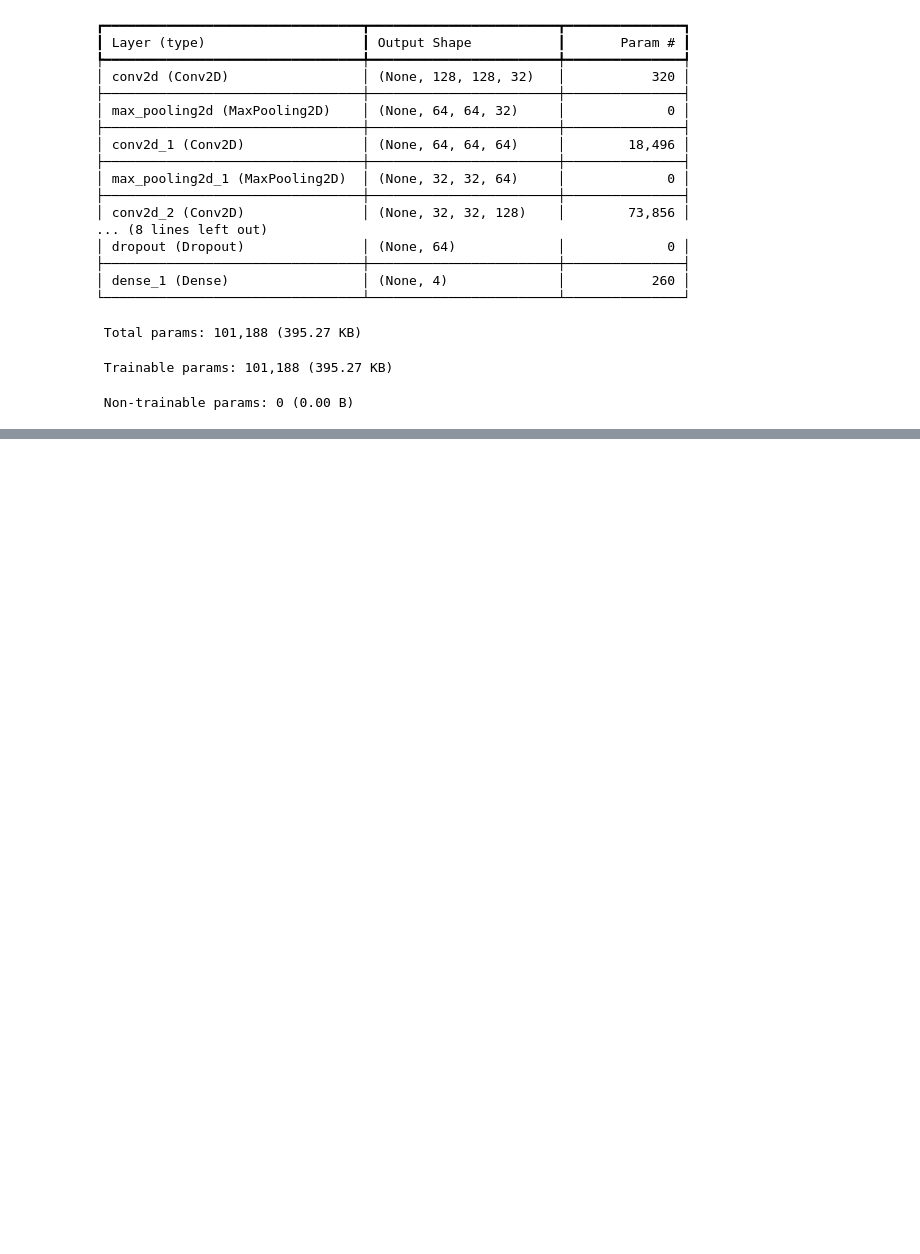
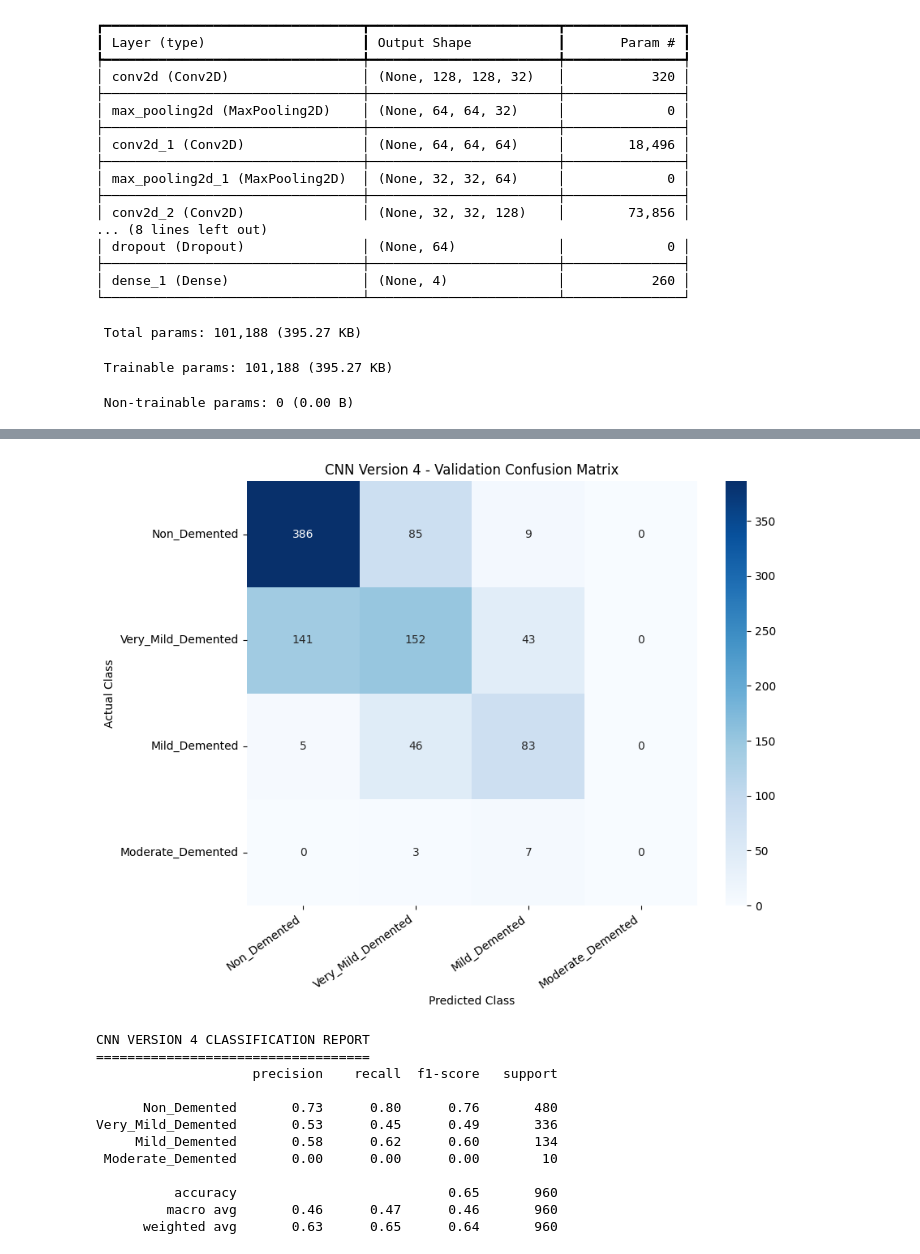
Before and after one commit to mohammad-mustafa130/Alzheimers-MRI-Classification, a Jupyter notebook: Alzheimers_MRI_Classification.ipynb, the cells around one changed output, grey strips where cells are left out. Cells and saved outputs as stored; diff of their text form; code cells hidden in the pictures; blank space fills up the shorter version.

```diff
--- a/Alzheimers_MRI_Classification.ipynb
+++ b/Alzheimers_MRI_Classification.ipynb
@@ -682,0 +2561,65 @@ Model: "sequential"
+# %%
+import matplotlib.pyplot as plt
+import seaborn as sns
+
+from sklearn.metrics import (
+    confusion_matrix,
+    classification_report
+)
+
+# Calculate confusion matrix for saved Version 4 model
+cm_v4 = confusion_matrix(
+    actual_labels_v4,
+    predicted_labels_v4,
+    labels=[0, 1, 2, 3]
+)
+
+# Display confusion matrix
+plt.figure(figsize=(9, 7))
+
+sns.heatmap(
+    cm_v4,
+    annot=True,
+    fmt="d",
+    cmap="Blues",
+    xticklabels=class_names,
+    yticklabels=class_names
+)
+
+plt.title("CNN Version 4 - Validation Confusion Matrix")
+plt.xlabel("Predicted Class")
+plt.ylabel("Actual Class")
+
+plt.xticks(rotation=35, ha="right")
+plt.yticks(rotation=0)
+
+plt.tight_layout()
+plt.show()
+
+# Generate classification report
+print("\nCNN VERSION 4 CLASSIFICATION REPORT")
+print("===================================")
+
+print(
+    classification_report(
+        actual_labels_v4,
+        predicted_labels_v4,
+        labels=[0, 1, 2, 3],
+        target_names=class_names,
+        zero_division=0
+    )
+)
+# %% [output]
+[figure, added]
+CNN VERSION 4 CLASSIFICATION REPORT
+===================================
+                    precision    recall  f1-score   support
+
+      Non_Demented       0.73      0.80      0.76       480
+Very_Mild_Demented       0.53      0.45      0.49       336
+     Mild_Demented       0.58      0.62      0.60       134
+ Moderate_Demented       0.00      0.00      0.00        10
+
+          accuracy                           0.65       960
+         macro avg       0.46      0.47      0.46       960
+      weighted avg       0.63      0.65      0.64       960
```
Also changed, not shown: parts of 42 cells of this notebook.
